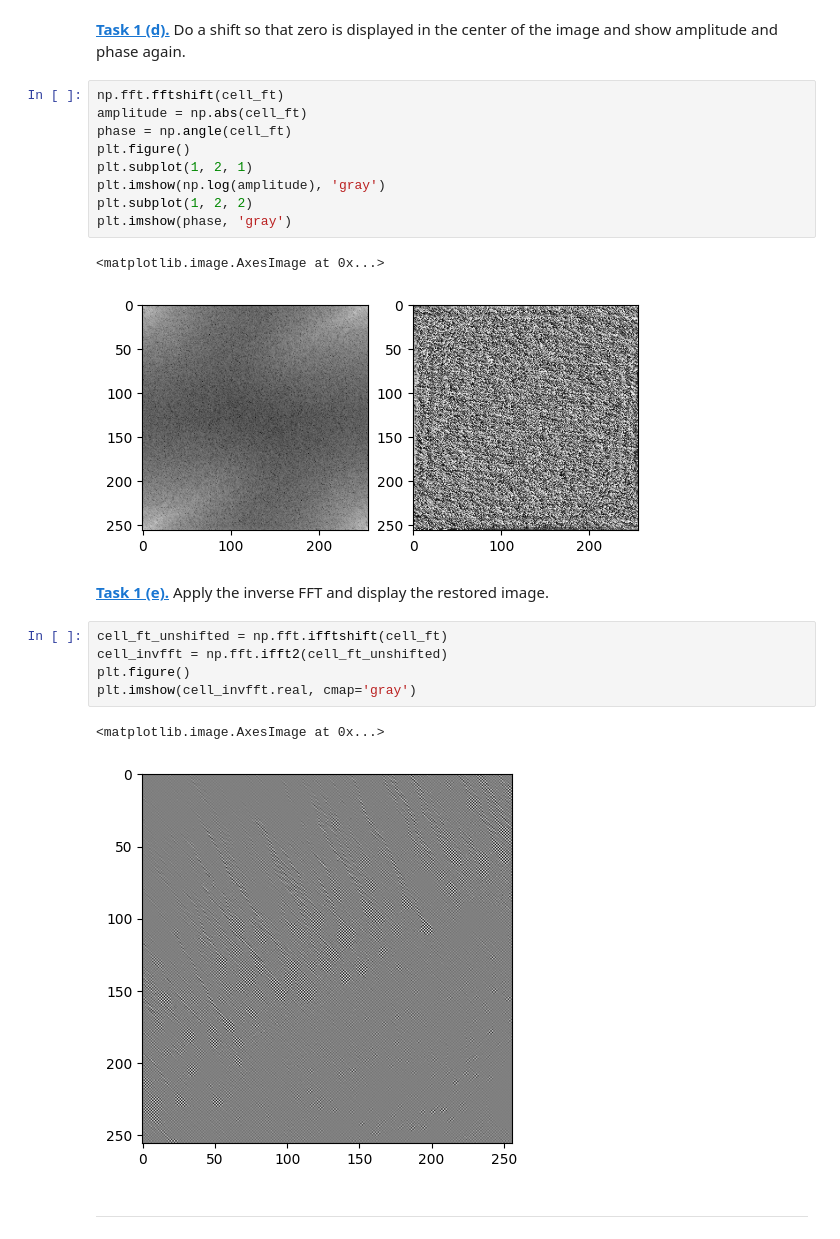
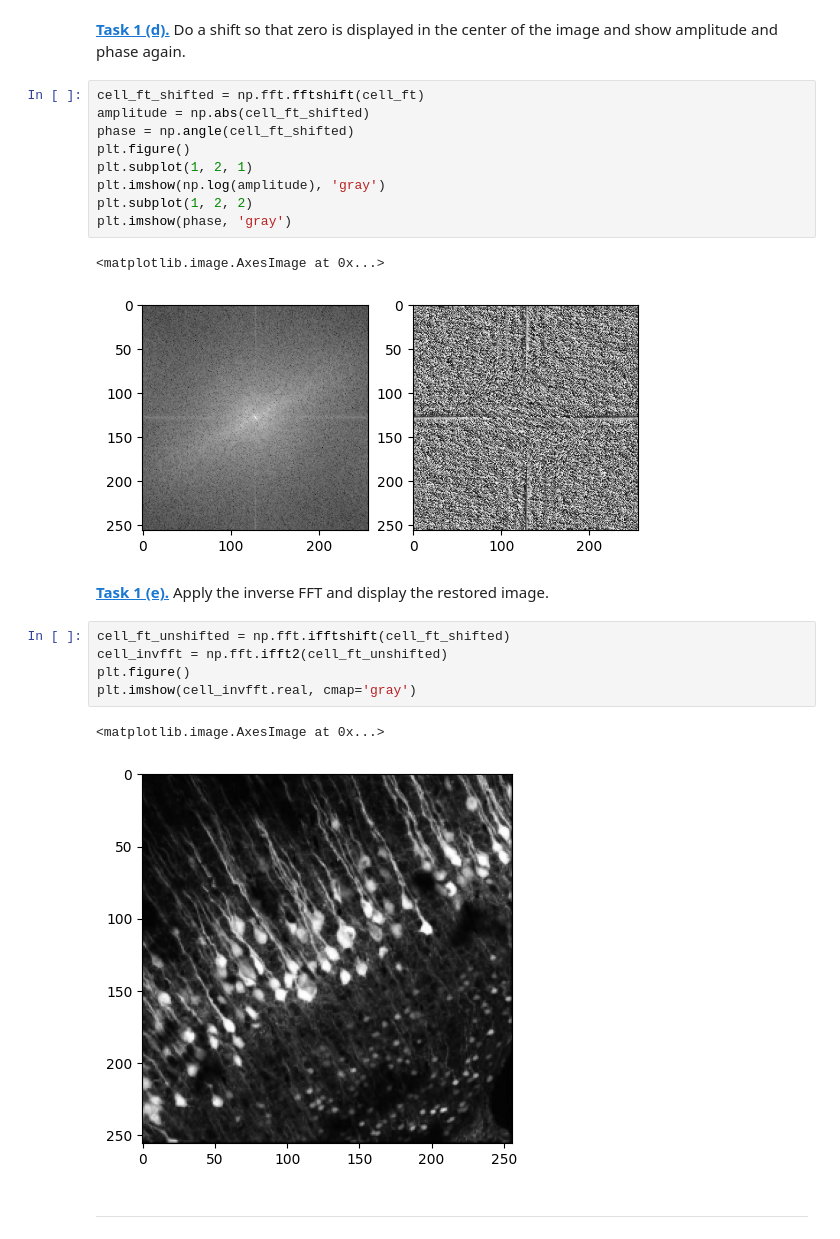
Before and after one commit to JakobStph/mobi-fs5-python, a Jupyter notebook: fourier.ipynb, the cells around one changed output. Cells and saved outputs as stored; diff of their text form.

```diff
--- a/fourier.ipynb
+++ b/fourier.ipynb
@@ -36,9 +37,9 @@ plt.imshow(phase, 'gray')
 # %% [markdown]
 **[Task 1 (d).]()** Do a shift so that zero is displayed in the center of the image and show amplitude and phase again.
 # %%
-np.fft.fftshift(cell_ft)
-amplitude = np.abs(cell_ft)
-phase = np.angle(cell_ft)
+cell_ft_shifted = np.fft.fftshift(cell_ft)
+amplitude = np.abs(cell_ft_shifted)
+phase = np.angle(cell_ft_shifted)
 plt.figure()
 plt.subplot(1, 2, 1)
 plt.imshow(np.log(amplitude), 'gray')
@@ -46,17 +47,17 @@ plt.subplot(1, 2, 2)
 plt.imshow(phase, 'gray')
 # %% [output]
 <matplotlib.image.AxesImage at 0x...>
-[figure, old version]
+[figure, new version]
 # %% [markdown]
 **[Task 1 (e).]()** Apply the inverse FFT and display the restored image.
 # %%
-cell_ft_unshifted = np.fft.ifftshift(cell_ft)
+cell_ft_unshifted = np.fft.ifftshift(cell_ft_shifted)
 cell_invfft = np.fft.ifft2(cell_ft_unshifted)
 plt.figure()
 plt.imshow(cell_invfft.real, cmap='gray')
 # %% [output]
 <matplotlib.image.AxesImage at 0x...>
-[figure, old version]
+[figure, new version]
 # %% [markdown]
 ---
 # %% [markdown]
```
Also changed, not shown: parts of 9 cells of this notebook.
